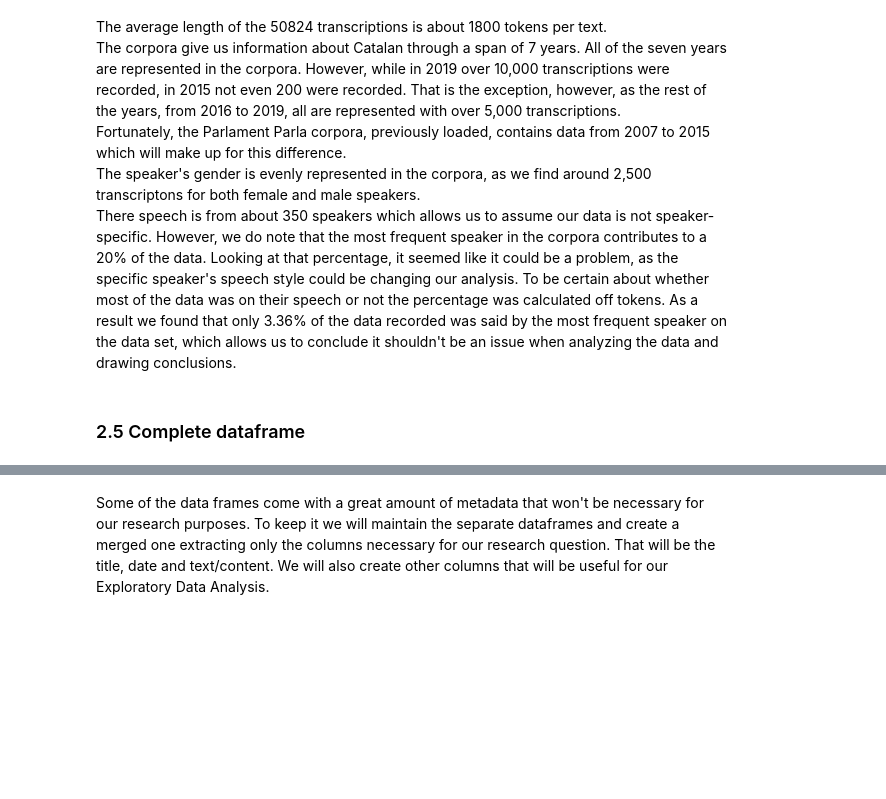
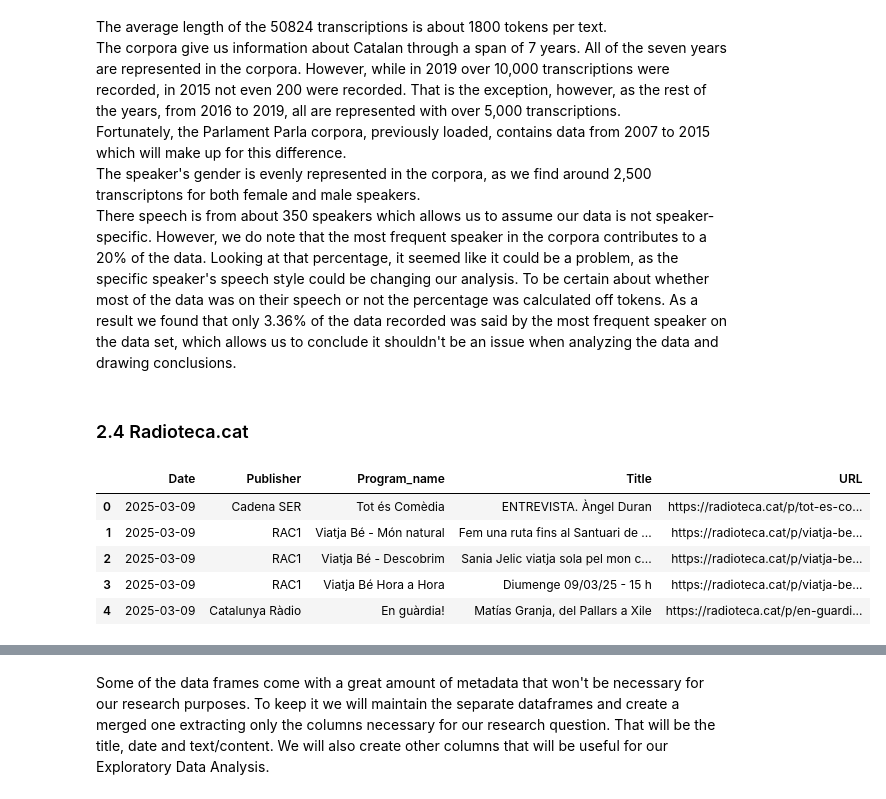
Before and after one commit to Data-Science-for-Linguists-2025/Linguistic-Markers-Catalan-Substitution, a Jupyter notebook: Data-Parsing-Exploratory-Analysis.ipynb, the cells around one changed output, grey strips where cells are left out. Saved outputs shown, nothing was run; the diff lists cells and outputs as text; code cells hidden in the pictures; blank space fills up the shorter version.

Commit message:
radioteca scraping added, not ran

```diff
--- a/Data-Parsing-Exploratory-Analysis.ipynb
+++ b/Data-Parsing-Exploratory-Analysis.ipynb
@@ -527,5 +522,5 @@ The corpora give us information about Catalan through a span of 7 years. All of
 Fortunately, the Parlament Parla corpora, previously loaded, contains data from 2007 to 2015 which will make up for this difference.\
 The speaker's gender is evenly represented in the corpora, as we find around 2,500 transcriptons for both female and male speakers.\
 There speech is from about 350 speakers which allows us to assume our data is not speaker-specific. However, we do note that the most frequent speaker in the corpora contributes to a 20% of the data. Looking at that percentage, it seemed like it could be a problem, as the specific speaker's speech style could be changing our analysis. To be certain about whether most of the data was on their speech or not the percentage was calculated off tokens. As a result we found that only 3.36% of the data recorded was said by the most frequent speaker on the data set, which allows us to conclude it shouldn't be an issue when analyzing the data and drawing conclusions.
-# %% [markdown]
-### 2.5 Complete dataframe
+# %% [markdown]
+### 2.4 Radioteca.cat
@@ -531,0 +530,14 @@ There speech is from about 350 speakers which allows us to assume our data is no
+# %%
+# loading the csv file with the metadata and link to each of the transcriptions
+radioteca_df = pd.read_csv("data/TranscripcionsRadioteca.csv", header = 0)
+# %%
+radioteca_df.columns = ["Date", "Publisher", "Program_name", "Title", "URL"]
+# %%
+radioteca_df.head()
+# %% [output]
+|  | Date | Publisher | Program_name | Title | URL |
+| 0 | 2025-03-09 | Cadena SER | Tot és Comèdia | ENTREVISTA. Àngel Duran | https://radioteca.cat/p/tot-es-co... |
+| 1 | 2025-03-09 | RAC1 | Viatja Bé - Món natural | Fem una ruta fins al Santuari de ... | https://radioteca.cat/p/viatja-be... |
+| 2 | 2025-03-09 | RAC1 | Viatja Bé - Descobrim | Sania Jelic viatja sola pel mon c... | https://radioteca.cat/p/viatja-be... |
+| 3 | 2025-03-09 | RAC1 | Viatja Bé Hora a Hora | Diumenge 09/03/25 - 15 h | https://radioteca.cat/p/viatja-be... |
+| 4 | 2025-03-09 | Catalunya Ràdio | En guàrdia! | Matías Granja, del Pallars a Xile | https://radioteca.cat/p/en-guardi... |
```
Also changed, not shown: parts of 12 cells of this notebook.
